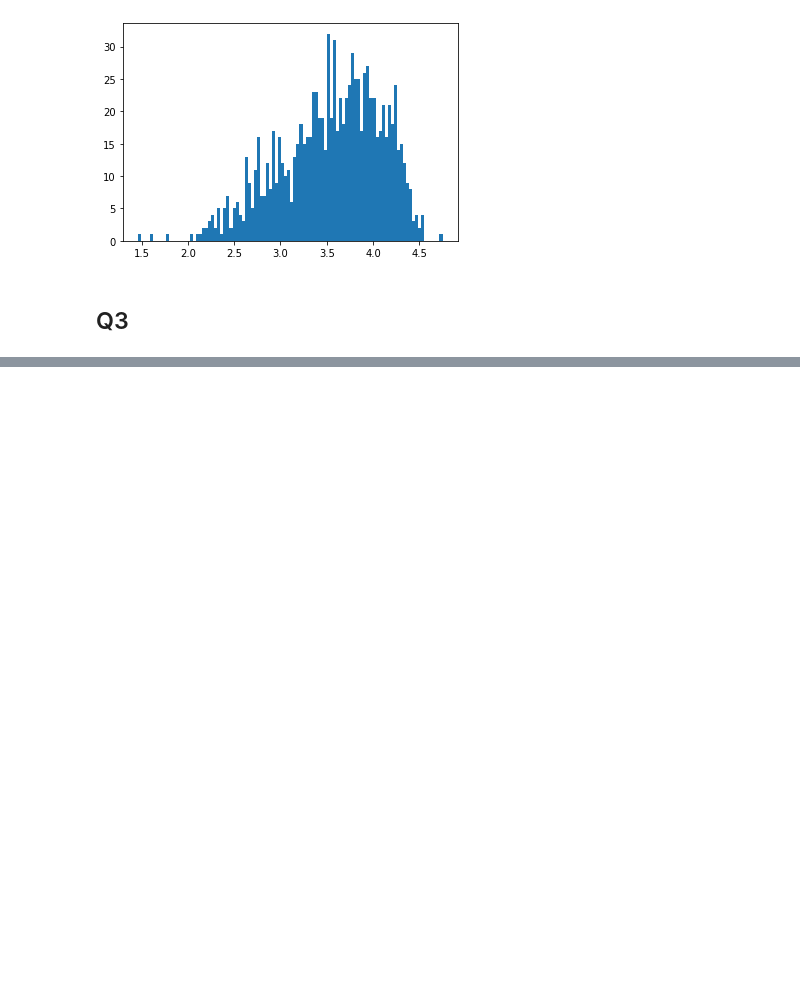
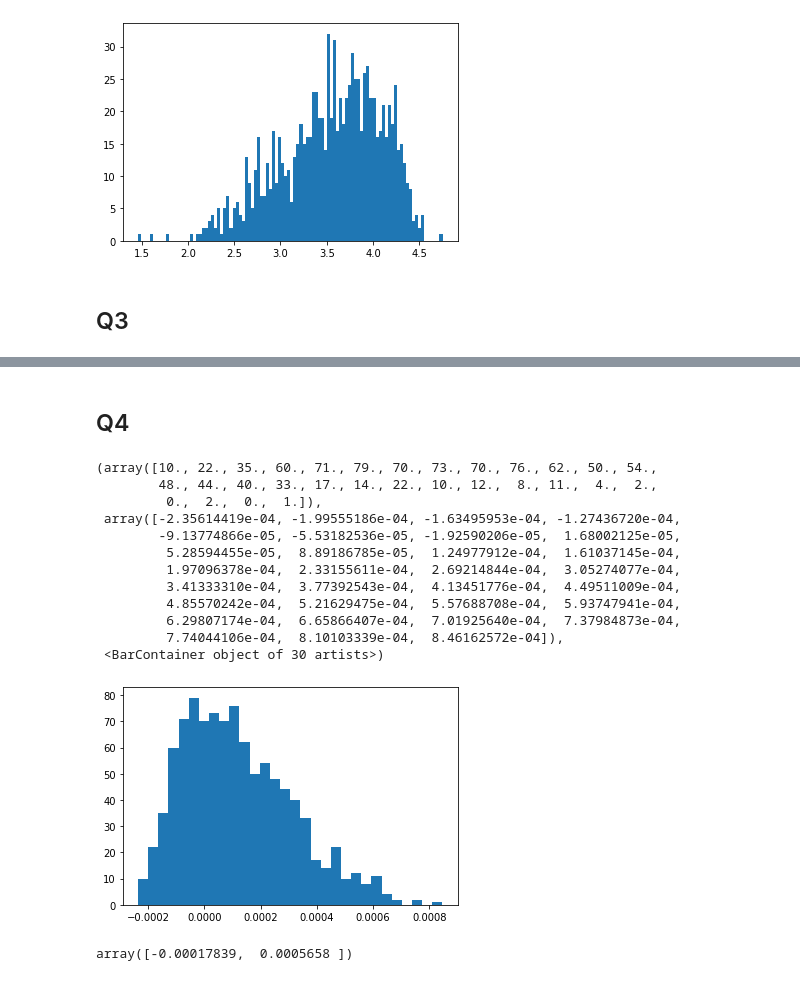
Before and after one commit to Jamjam1729/Masters_Coursework, a Jupyter notebook: FM06 Coursework.ipynb, the cells around one changed output, grey strips where cells are left out. Saved outputs shown, nothing was run; the diff lists cells and outputs as text; code cells hidden in the pictures; blank space fills up the shorter version.

```diff
--- a/FM06 Coursework.ipynb
+++ b/FM06 Coursework.ipynb
@@ -340,0 +370,26 @@ TypeError: Hedger.__init__() missing 1 required positional argument: 'vol_model'
+# %% [markdown]
+## Q4
+# %%
+Q4_vol_model = time_varying_vol()
+Q4 = Hedger(S0, K, T, r, mu, 1_000, 10_000, vol_model = Q4_vol_model, simulation_end_time = T/2, constant_vol_assumption = True, do_gamma_hedging = True)
+error_Q4, price_Q4 = Q4.simulate_delta_varying_vol()
+
+plt.hist(error_Q4, bins = 30)
+# %% [output]
+(array([10., 22., 35., 60., 71., 79., 70., 73., 70., 76., 62., 50., 54.,
+        48., 44., 40., 33., 17., 14., 22., 10., 12.,  8., 11.,  4.,  2.,
+         0.,  2.,  0.,  1.]),
+ array([-2.35614419e-04, -1.99555186e-04, -1.63495953e-04, -1.27436720e-04,
+        -9.13774866e-05, -5.53182536e-05, -1.92590206e-05,  1.68002125e-05,
+         5.28594455e-05,  8.89186785e-05,  1.24977912e-04,  1.61037145e-04,
+         1.97096378e-04,  2.33155611e-04,  2.69214844e-04,  3.05274077e-04,
+         3.41333310e-04,  3.77392543e-04,  4.13451776e-04,  4.49511009e-04,
+         4.85570242e-04,  5.21629475e-04,  5.57688708e-04,  5.93747941e-04,
+         6.29807174e-04,  6.65866407e-04,  7.01925640e-04,  7.37984873e-04,
+         7.74044106e-04,  8.10103339e-04,  8.46162572e-04]),
+ <BarContainer object of 30 artists>)
+[figure, added]
+# %%
+np.percentile(error_Q4, q = [2.5, 97.5])
+# %% [output]
+array([-0.00017839,  0.0005658 ])
```
Also changed, not shown: parts of 6 cells of this notebook.
